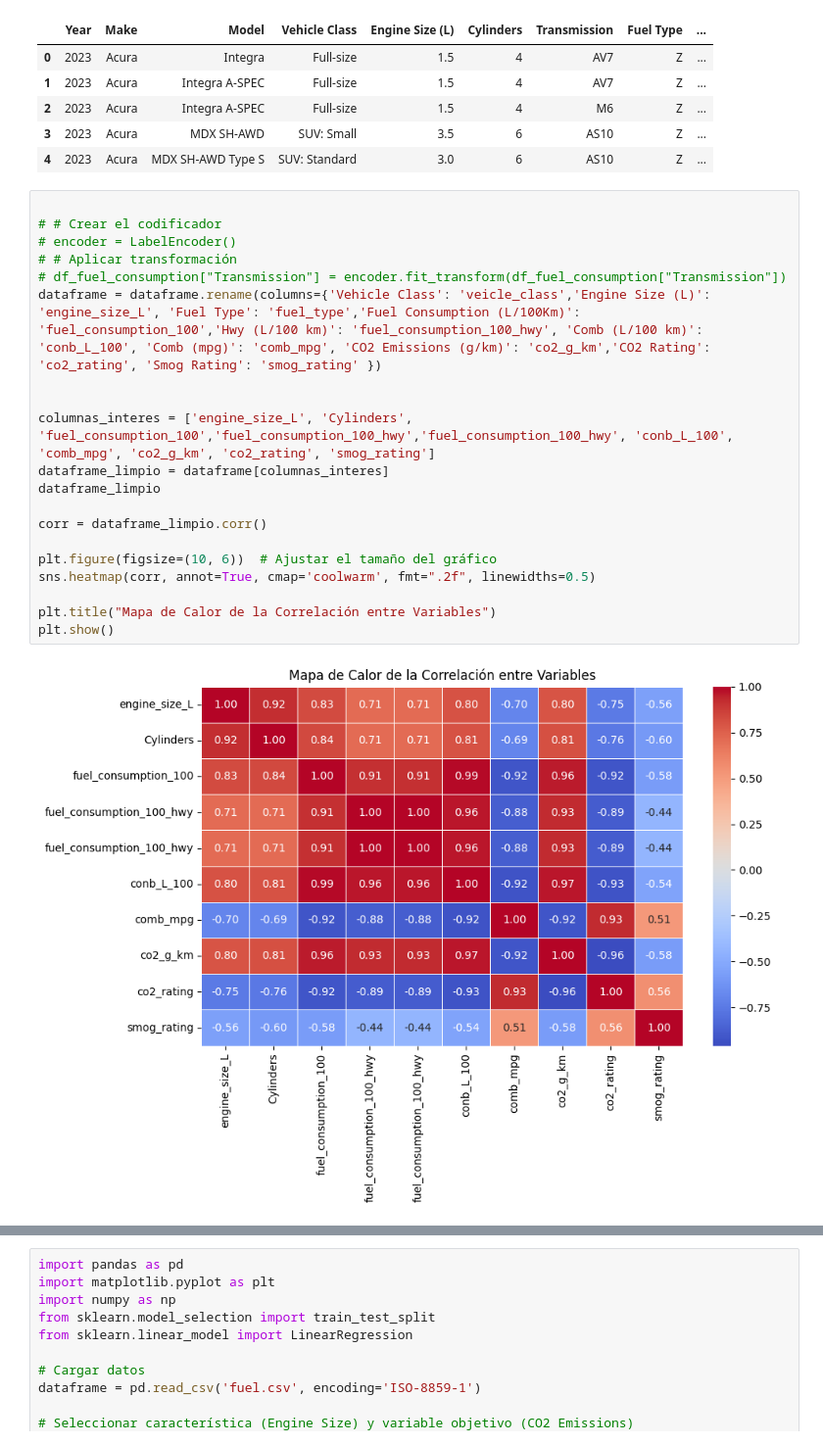
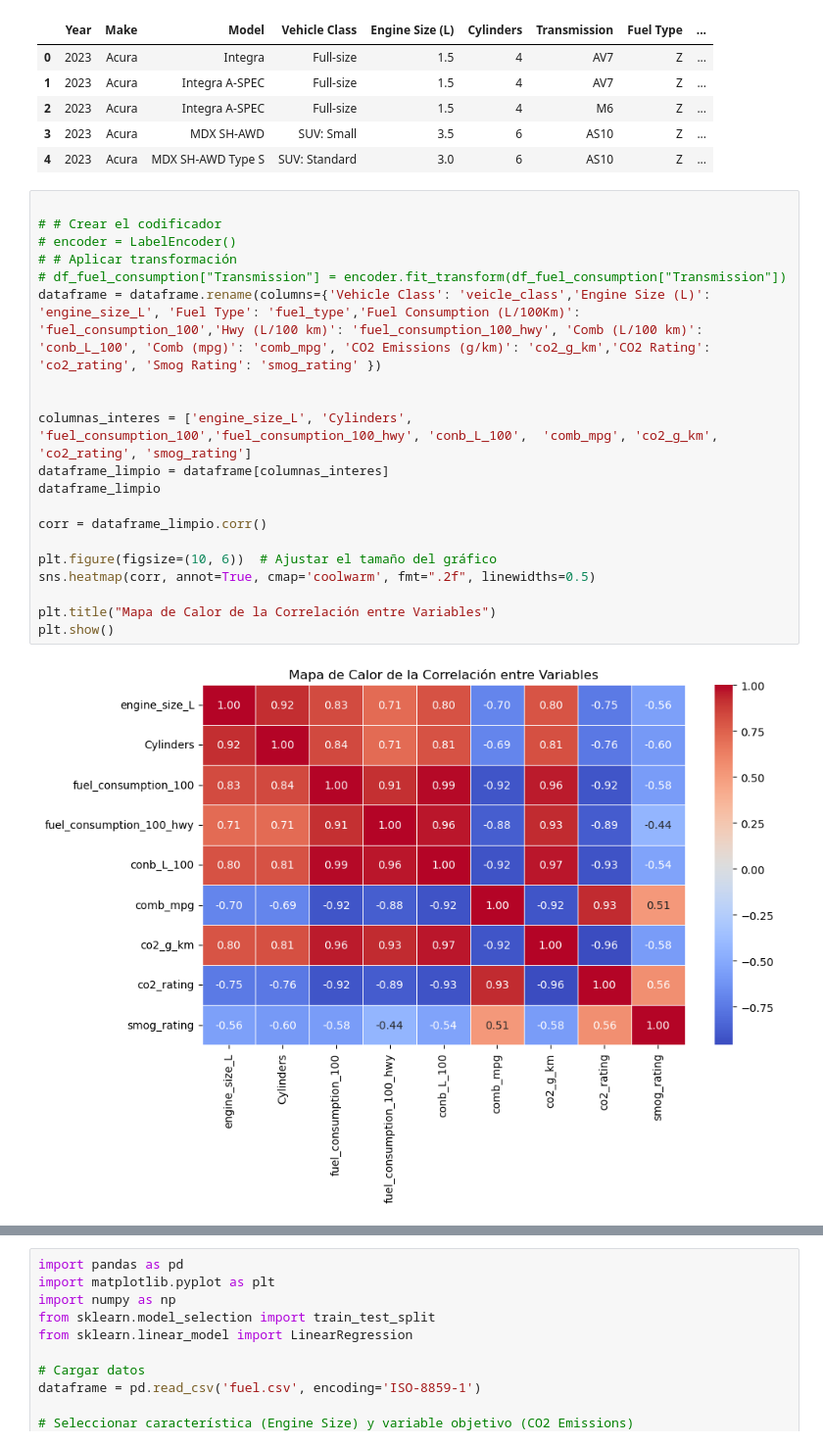
Before and after one commit to EnriqueGranadosMartinez/fuel, a Jupyter notebook: fuel_kike/fuel.ipynb, the cells around one changed output, grey strips where cells are left out. Shown at 98% size. Drawn from its saved outputs; the diff is of its cells as text.

Commit message:
corregido campo doble (fuel_consumption_100_hwy)

```diff
--- a/fuel_kike/fuel.ipynb
+++ b/fuel_kike/fuel.ipynb
@@ -16,23 +16,23 @@ dataframe.head()
 # %%
 
 # # Crear el codificador
 # encoder = LabelEncoder()
 # # Aplicar transformación
 # df_fuel_consumption["Transmission"] = encoder.fit_transform(df_fuel_consumption["Transmission"])
 dataframe = dataframe.rename(columns={'Vehicle Class': 'veicle_class','Engine Size (L)': 'engine_size_L', 'Fuel Type': 'fuel_type','Fuel Consumption (L/100Km)': 'fuel_consumption_100','Hwy (L/100 km)': 'fuel_consumption_100_hwy', 'Comb (L/100 km)': 'conb_L_100', 'Comb (mpg)': 'comb_mpg', 'CO2 Emissions (g/km)': 'co2_g_km','CO2 Rating': 'co2_rating', 'Smog Rating': 'smog_rating' })
 
 
-columnas_interes = ['engine_size_L', 'Cylinders', 'fuel_consumption_100','fuel_consumption_100_hwy','fuel_consumption_100_hwy', 'conb_L_100',  'comb_mpg', 'co2_g_km', 'co2_rating', 'smog_rating']
+columnas_interes = ['engine_size_L', 'Cylinders', 'fuel_consumption_100','fuel_consumption_100_hwy', 'conb_L_100',  'comb_mpg', 'co2_g_km', 'co2_rating', 'smog_rating']
 dataframe_limpio = dataframe[columnas_interes]
 dataframe_limpio
 
 corr = dataframe_limpio.corr()
 
 plt.figure(figsize=(10, 6))  # Ajustar el tamaño del gráfico
 sns.heatmap(corr, annot=True, cmap='coolwarm', fmt=".2f", linewidths=0.5)
 
 plt.title("Mapa de Calor de la Correlación entre Variables")
 plt.show()
 # %% [output]
-[figure, old version]
+[figure, new version]
 # %%
```
Also changed, not shown: parts of 2 cells of this notebook.
